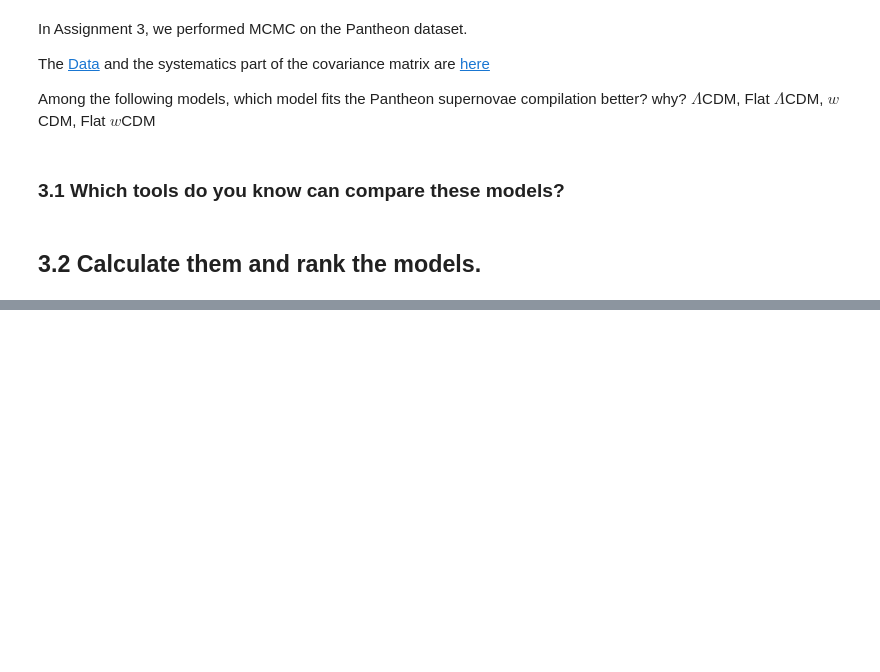
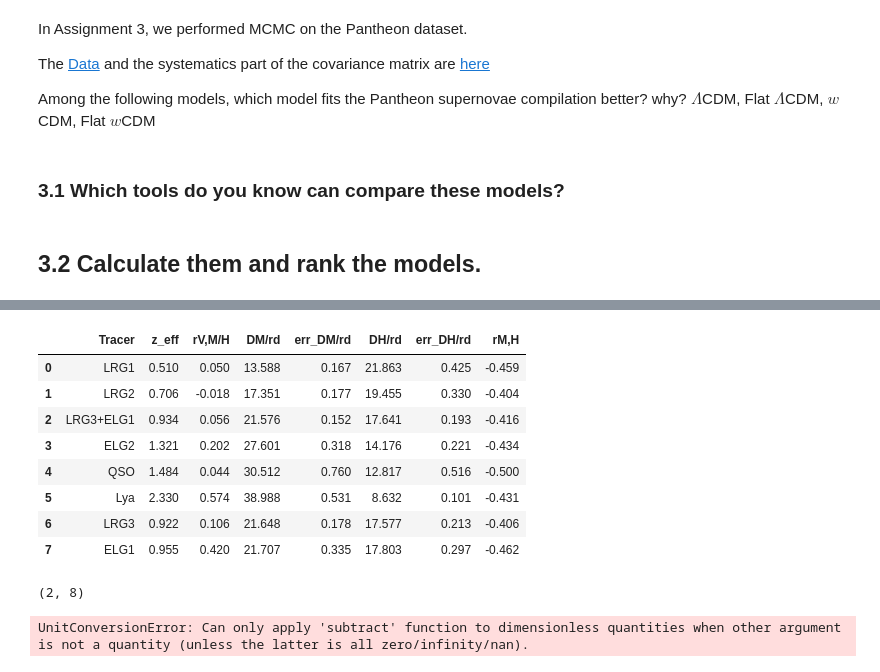
Before and after one commit to blhuillier/2025B_AstroDataAnalysis, a Jupyter notebook: Notebooks/Chap_7_Bayesian_exercise.ipynb, the cells around one changed output, grey strips where cells are left out. Drawn from its saved outputs; the diff is of its cells as text; code cells hidden in the pictures; blank space fills up the shorter version.

```diff
--- a/Notebooks/Chap_7_Bayesian_exercise.ipynb
+++ b/Notebooks/Chap_7_Bayesian_exercise.ipynb
@@ -89,0 +111,19 @@ $\Lambda$CDM, Flat $\Lambda$CDM, $w$CDM, Flat $w$CDM
+# %%
+filein = "https://raw.githubusercontent.com/blhuillier/Olympiades/refs/heads/main/Data/DESI_DR2.csv"
+DESI = pd.read_csv(filein, sep=',')
+DESI.drop(columns=['DV/rd', 'err_DV/rd', 'DM/DH', 'err_DM/DH'],index=0, inplace=True)
+DESI.reset_index(drop=True, inplace=True)
+
+from astropy.cosmology import FlatLambdaCDM
+
+DESI
+# %% [output]
+|  | Tracer | z_eff | rV,M/H | DM/rd | err_DM/rd | DH/rd | err_DH/rd | rM,H |
+| 0 | LRG1 | 0.510 | 0.050 | 13.588 | 0.167 | 21.863 | 0.425 | -0.459 |
+| 1 | LRG2 | 0.706 | -0.018 | 17.351 | 0.177 | 19.455 | 0.330 | -0.404 |
+| 2 | LRG3+ELG1 | 0.934 | 0.056 | 21.576 | 0.152 | 17.641 | 0.193 | -0.416 |
+| 3 | ELG2 | 1.321 | 0.202 | 27.601 | 0.318 | 14.176 | 0.221 | -0.434 |
+| 4 | QSO | 1.484 | 0.044 | 30.512 | 0.760 | 12.817 | 0.516 | -0.500 |
+| 5 | Lya | 2.330 | 0.574 | 38.988 | 0.531 | 8.632 | 0.101 | -0.431 |
+| 6 | LRG3 | 0.922 | 0.106 | 21.648 | 0.178 | 17.577 | 0.213 | -0.406 |
+| 7 | ELG1 | 0.955 | 0.420 | 21.707 | 0.335 | 17.803 | 0.297 | -0.462 |
@@ -89,0 +184,9 @@ $\Lambda$CDM, Flat $\Lambda$CDM, $w$CDM, Flat $w$CDM
+# %%
+Om0 = 0.3
+H0 = 70
+
+theta = (Om0,H0)
+print (ln_L(theta,DESI,inv_cov))
+# %% [output]
+(2, 8)
+UnitConversionError: Can only apply 'subtract' function to dimensionless quantities when other argument is not a quantity (unless the latter is all zero/infinity/nan).
```
Also changed, not shown: parts of 2 cells of this notebook.
